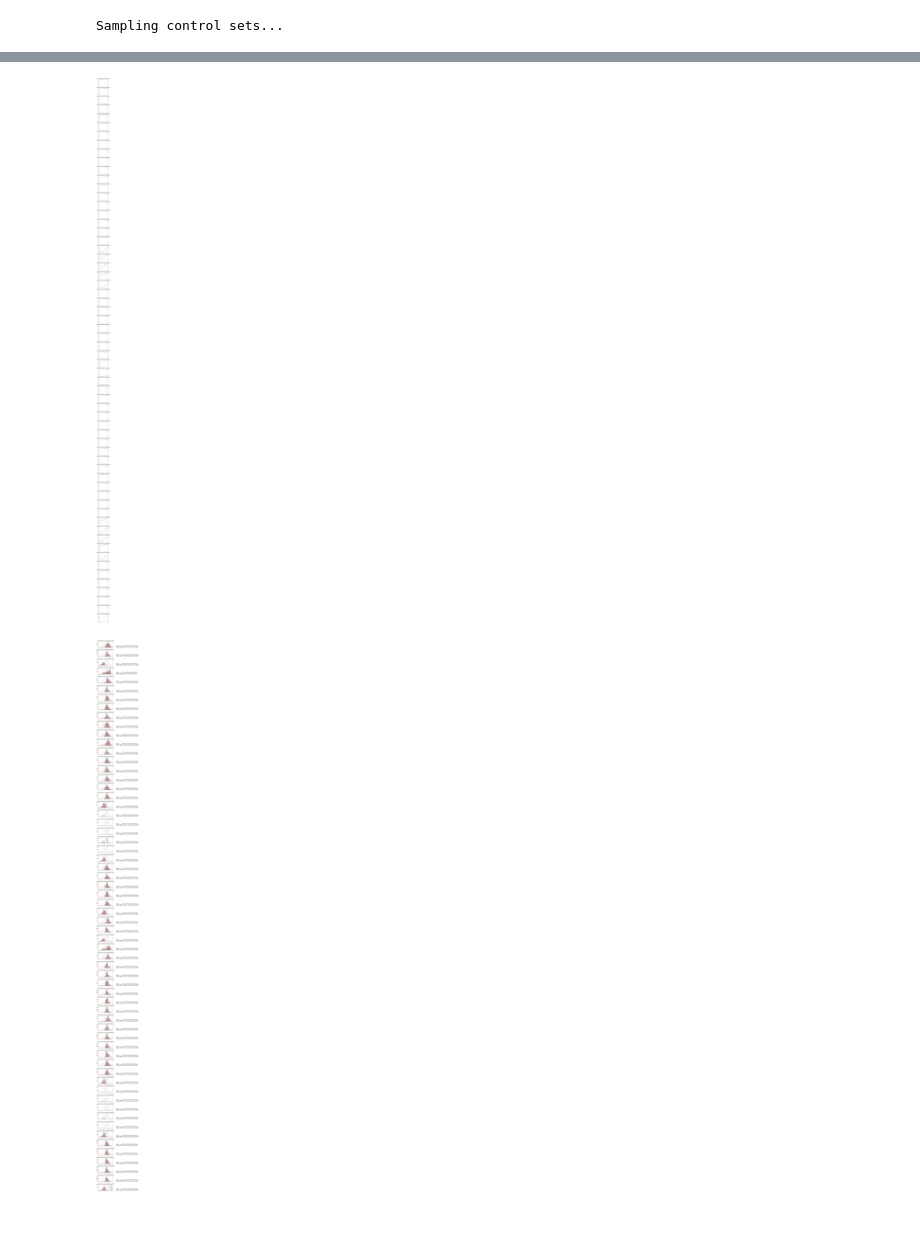
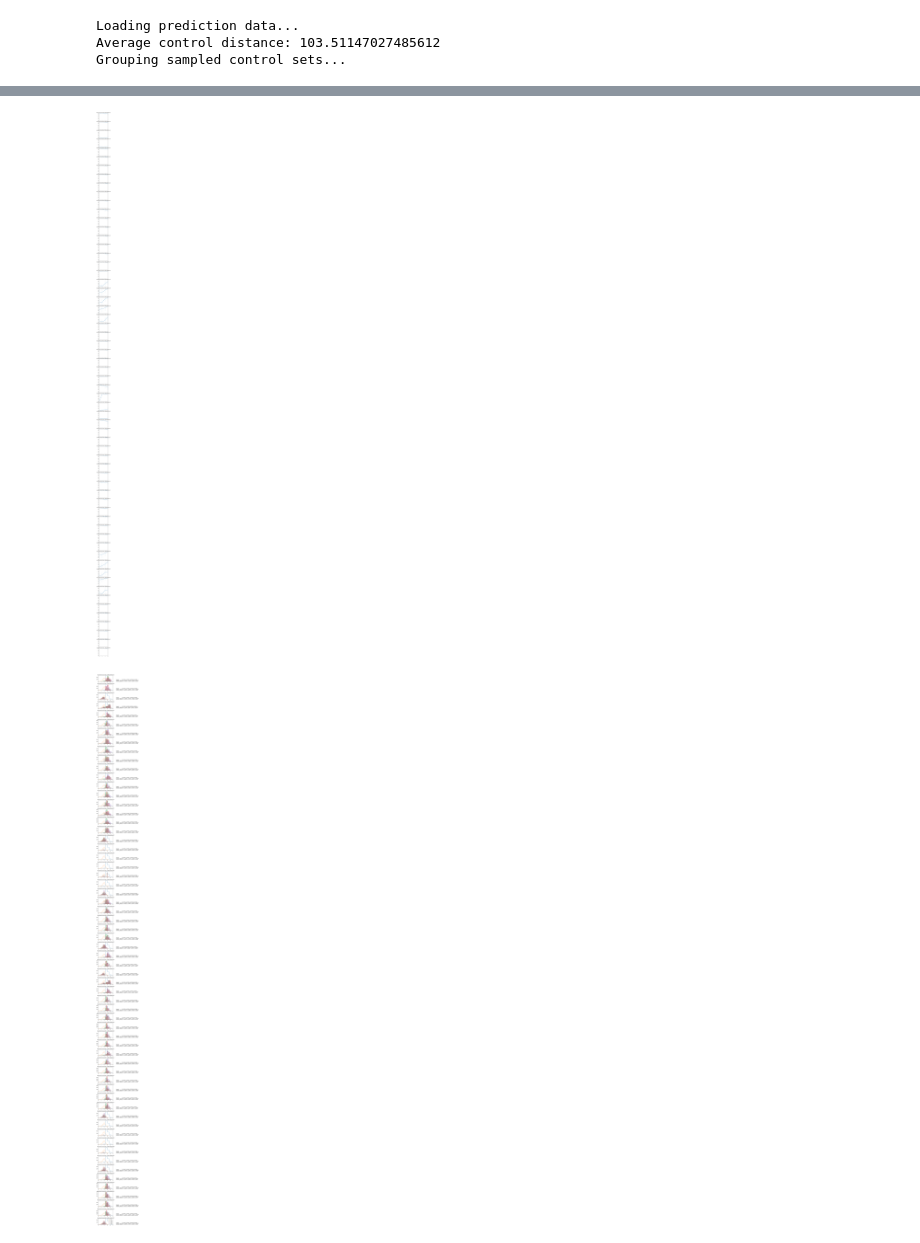
Before and after one commit to SD2E/precomputed-data-table, a Jupyter notebook: notebooks/demo_grouped_control_prediction.ipynb, the cells around one changed output, grey strips where cells are left out. Drawn from its saved outputs; the diff is of its cells as text; code cells hidden in the pictures.

```diff
--- a/notebooks/demo_grouped_control_prediction.ipynb
+++ b/notebooks/demo_grouped_control_prediction.ipynb
@@ -28,10 +26,9 @@ project_id = 'sd2e-project-14'
 # %%
-high_control = 'CRISPR_CEN.PK2_positive_control_NOR_00_24864'
-low_control = 'CRISPR_CEN.PK2_negative_control_23970'
+low_control = "CRISPR_CEN.PK2_negative_control_23970"
+high_control = "CRISPR_CEN.PK2_positive_control_NOR_00_24864"
 
-result, test_accuracy, timeseries_fig, samples_and_controls_fig = main(last_process,
-              project_id,
-              low_control,
-              high_control)
+result, test_accuracy, timeseries_fig, samples_and_controls_fig = main(last_process, project_id, low_control, high_control)
 # %% [output]
-Sampling control sets...
+Loading prediction data...
+Average control distance: 103.51147027485612
+Grouping sampled control sets...
@@ -57,23 +54,23 @@ Run finished at 20:01:38. Total run time = 159.08 seconds
 ^^^^^^^^^^^^^^^^^^^^^^^^^^^^^^^^^^^^^^^^^^^^^^^^^^^^^^^^^^^^^^^^^^^^^^^^^^^^^^^^^^^^^^^^^^^^^^^^^^^^
 No handles with labels found to put in legend.
 No handles with labels found to put in legend.
 No handles with labels found to put in legend.
 No handles with labels found to put in legend.
 No handles with labels found to put in legend.
 No handles with labels found to put in legend.
 No handles with labels found to put in legend.
 No handles with labels found to put in legend.
 No handles with labels found to put in legend.
 No handles with labels found to put in legend.
 No handles with labels found to put in legend.
 No handles with labels found to put in legend.
 ... (45 lines left out)
 No handles with labels found to put in legend.
 No handles with labels found to put in legend.
 No handles with labels found to put in legend.
 No handles with labels found to put in legend.
-[figure, old version]
+[figure, new version]
-[figure, old version]
+[figure, new version]
 # %%
 test_accuracy
 # %% [output]
```
Also changed, not shown: parts of 4 cells of this notebook.
